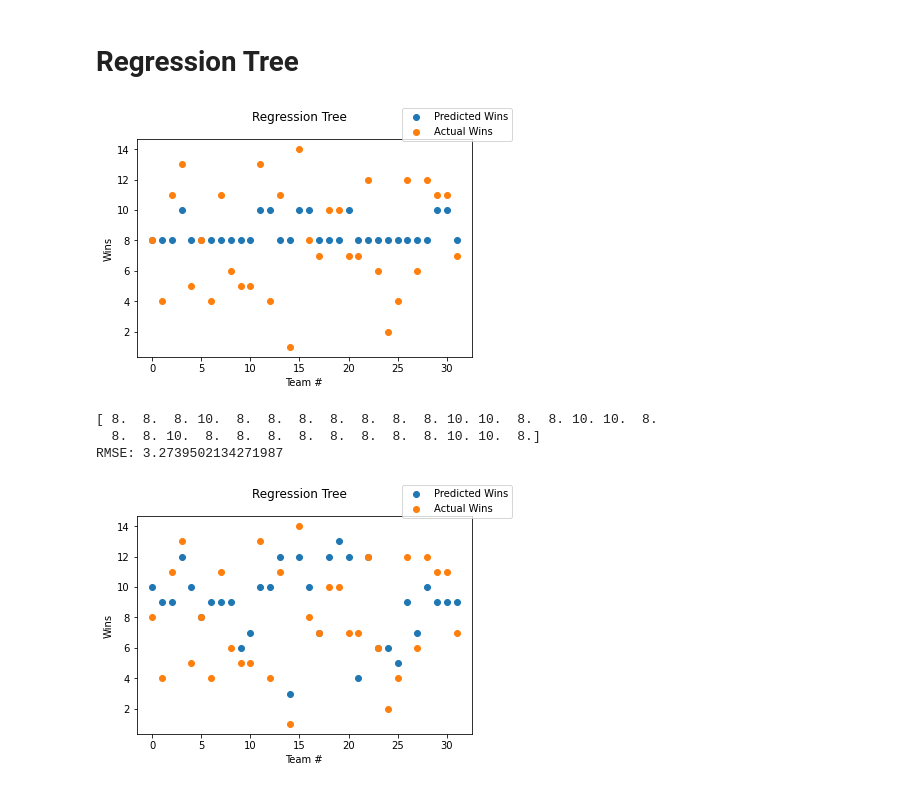
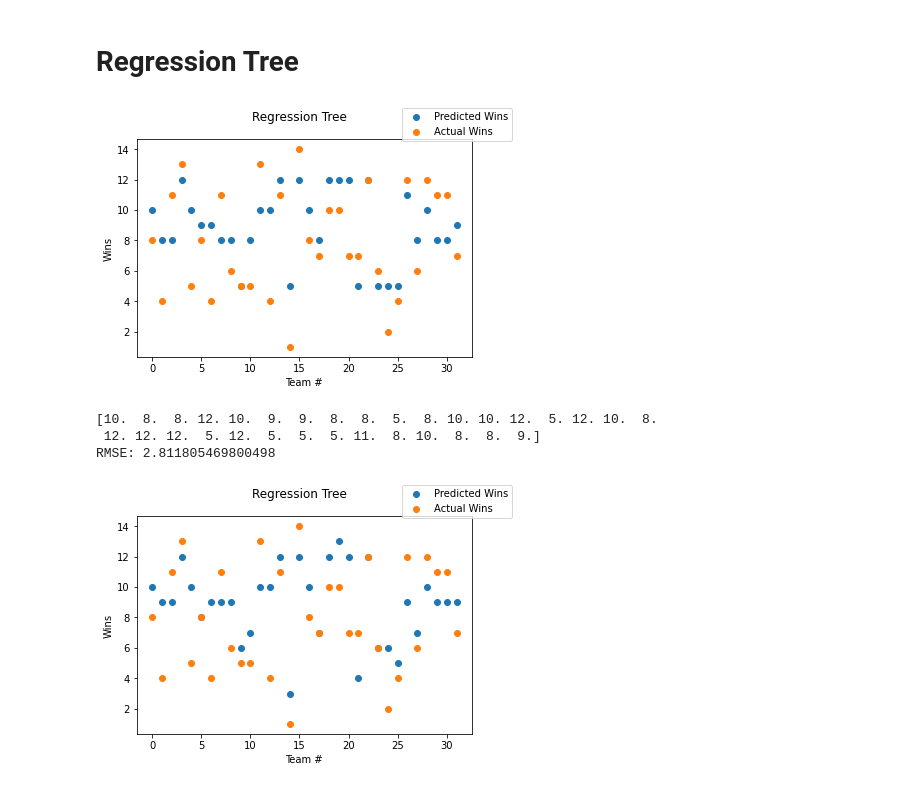
Before and after one commit to JuneyBoy/Football-SL-Project, a Jupyter notebook: Football_Predictions.ipynb, the cells around one changed output. Cells and saved outputs as stored; diff of their text form; code cells hidden in the pictures.

Commit message:
Found error in find_ssr

```diff
--- a/Football_Predictions.ipynb
+++ b/Football_Predictions.ipynb
@@ -324,9 +325,9 @@ def find_ssr(observations, column_num, split, lt_num, gt_num):
     return [
         np.sum(
             [
-                np.square(observation[column_num] - lt_prediction)
+                np.square(observation[-1] - lt_prediction)
                 if observation[column_num] < split
-                else np.square(observation[column_num] - gt_prediction)
+                else np.square(observation[-1] - gt_prediction)
                 for observation in observations
             ]
         ),
@@ -370,12 +371,12 @@ def find_best_split(observations):
     return best_split
 
 
-def grow_tree(root, observations, min_num_of_observations_per_split=2, min_ssr_delta=5):
+def grow_tree(root, observations, min_num_of_observations_per_split=3, min_ssr_delta=5):
     while True:
         split_info = find_best_split(observations)
         if (
-            len(split_info[3]) < min_num_of_observations_per_split
-            or len(split_info[4]) < min_num_of_observations_per_split
+            len(split_info[3]) <= min_num_of_observations_per_split
+            or len(split_info[4]) <= min_num_of_observations_per_split
             or root.ssr - split_info[0] < min_ssr_delta
         ):
             # leaf nodes that only hold predictions and do not hold splits
@@ -404,6 +405,8 @@ def grow_tree(root, observations, min_num_of_observations_per_split=2, min_ssr_d
 
         root.right = TreeNode()
         root.right = grow_tree(root.right, split_info[4])
+
+        return root
 
     return root
 
@@ -427,37 +430,39 @@ def get_predictions_from_tree(root, observations):
 root = grow_tree(TreeNode(), training_examples)
 
 predicted_wins = np.round(
     get_predictions_from_tree(
         root, [validation_example[:-1] for validation_example in validation_examples]
     )
 )
 
 actual_wins = [validation_example[-1] for validation_example in validation_examples]
 
 ex_nums = [i for i in range(len(predicted_wins))]
 
 fig = plt.figure()
 
 plt.scatter(ex_nums, predicted_wins, label="Predicted Wins")
 plt.scatter(
     ex_nums,
     actual_wins,
     label="Actual Wins",
 )
 
 fig.suptitle("Regression Tree")
 plt.xlabel("Team #")
 plt.ylabel("Wins")
 fig.legend()
 plt.show()
 
 print(predicted_wins)
 print("RMSE: {}".format(rmse(predicted_wins, actual_wins)))
+
+# print(find_best_split([[0,0], [1,2], [5,7], [7,7]]))
 # %% [output]
-[figure, old version]
+[figure, new version]
-[ 8.  8.  8. 10.  8.  8.  8.  8.  8.  8.  8. 10. 10.  8.  8. 10. 10.  8.
-  8.  8. 10.  8.  8.  8.  8.  8.  8.  8.  8. 10. 10.  8.]
-RMSE: 3.2739502134271987
+[10.  8.  8. 12. 10.  9.  9.  8.  8.  5.  8. 10. 10. 12.  5. 12. 10.  8.
+ 12. 12. 12.  5. 12.  5.  5.  5. 11.  8. 10.  8.  8.  9.]
+RMSE: 2.811805469800498
 # %%
 from sklearn.tree import DecisionTreeRegressor
 
```
Also changed, not shown: parts of 1 cell of this notebook.
